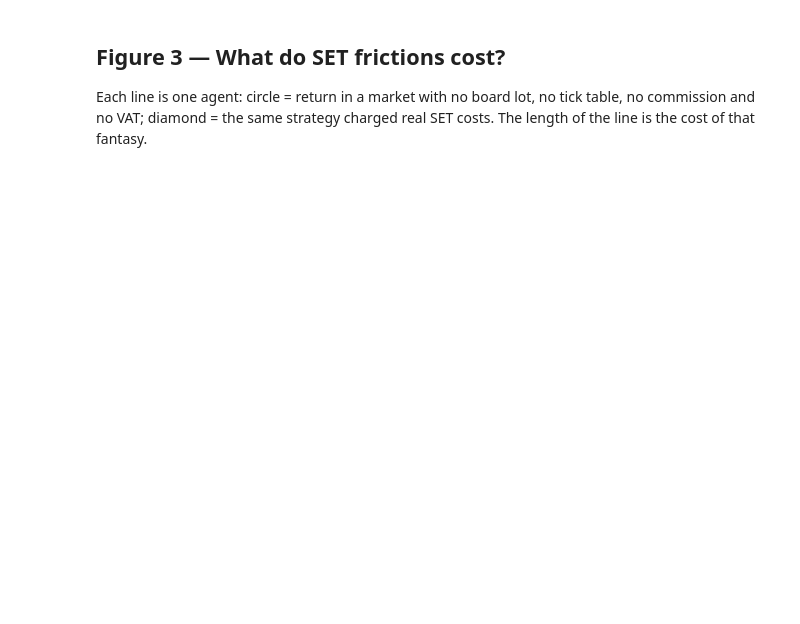
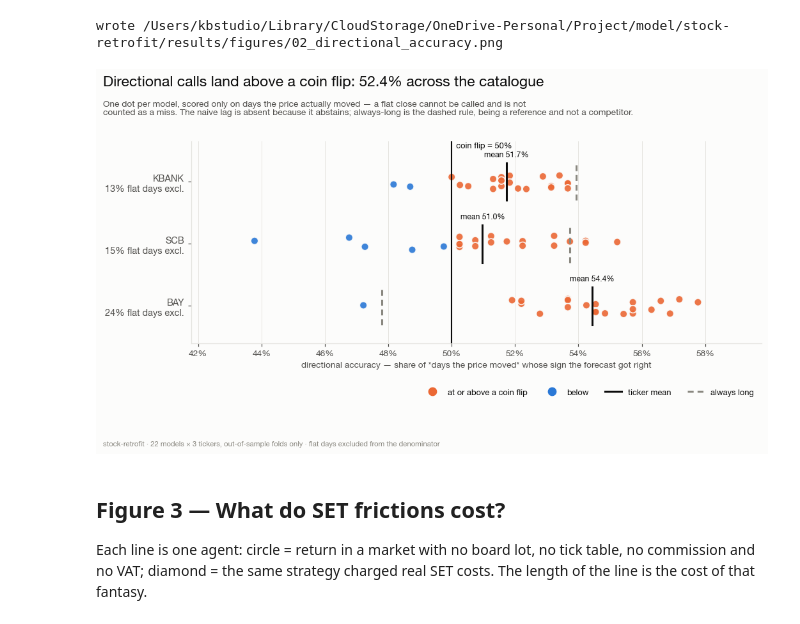
Before and after one commit to k-b-studio/stock-retrofit, a Jupyter notebook: notebooks/07_figures.ipynb, the cells around one changed output. Drawn from its saved outputs; the diff is of its cells as text; code cells hidden in the pictures; blank space fills up the shorter version.

```diff
--- a/notebooks/07_figures.ipynb
+++ b/notebooks/07_figures.ipynb
@@ -157,10 +192,15 @@ than zero.
 # %%
-rows = []
+rows, references, flat = [], {}, {}
 for symbol in SYMBOLS:
     d = load("evaluate", symbol)
     if d is None:
         continue
-    d = d[~d["model"].str.contains("naive_lag")].dropna(subset=["dir_acc"])
+    if "flat_share" in d:
+        flat[symbol] = float(d["flat_share"].dropna().iloc[0])
+    ref = d[d["model"].str.contains("always_long")].dropna(subset=["dir_acc"])
+    if len(ref):
+        references[symbol] = float(ref["dir_acc"].iloc[0])
+    d = d[~d["model"].str.contains("naive_lag|always_long")].dropna(subset=["dir_acc"])
     for _, r in d.iterrows():
         rows.append({"symbol": symbol, "model": short(r["model"]), "acc": r["dir_acc"]})
 if not rows:
@@ -169,8 +209,8 @@ df = pd.DataFrame(rows)
 
 fig, ax = plt.subplots(figsize=(9.6, 5.4))
 # Reverse the list rather than inverting the axis: with y=0 at the bottom
-# this puts KBANK on top (matching every other figure) while the "+0.37"
-# label offsets still render *above* their rules.
+# this puts KBANK on top (matching every other figure) while the label
+# offsets still render *above* their rules.
 order = SYMBOLS[::-1]
 rng = np.random.default_rng(0)
 
@@ -182,49 +222,61 @@ for i, symbol in enumerate(order):
                s=58, color=[ORANGE if a else BLUE for a in above],
                edgecolor=SURFACE, linewidth=1.1, zorder=3, alpha=0.9)
     mean = sub["acc"].mean()
     ax.plot([mean, mean], [i - 0.3, i + 0.3], color=INK, lw=2.0, zorder=4)
     ax.text(mean, i + 0.37, f"mean {mean:.1%}", ha="center", va="bottom",
             fontsize=8, color=INK, fontweight="600")
+    # The always-long reference: what you get from never forming a view.
+    if symbol in references:
+        ax.plot([references[symbol]] * 2, [i - 0.3, i + 0.3], color=MUTED, lw=2.0,
+                ls=(0, (3, 2)), zorder=4)
 
 ax.axvline(0.5, color=INK, lw=1.4, zorder=5)
 ax.text(0.5, len(order) - 0.42, "  coin flip = 50%", ha="left", va="center",
         fontsize=8.4, color=INK, fontweight="600")
-ax.axvspan(0.5, 0.55, color=ORANGE, alpha=0.06, zorder=0)
 
 ax.set_yticks(range(len(order)))
-ax.set_yticklabels(order, fontsize=10)
+labels = [f"{s}\n{flat[s]:.0%} flat days excl." if s in flat else s for s in order]
+ax.set_yticklabels(labels, fontsize=9.5)
 ax.set_ylim(-0.6, len(order) - 0.35)
-ax.set_xlim(0.315, 0.55)
+lo = min(df["acc"].min(), min(references.values(), default=0.5)) - 0.02
+hi = max(df["acc"].max(), max(references.values(), default=0.5)) + 0.02
+ax.set_xlim(min(lo, 0.47), max(hi, 0.53))
 ax.xaxis.set_major_formatter(mpl.ticker.PercentFormatter(1.0, decimals=0))
-ax.set_xlabel("directional accuracy — share of days the sign of the forecast was right")
+ax.set_xlabel("directional accuracy — share of *days the price moved* whose sign the forecast got right")
 ax.grid(axis="y", visible=False)
 ax.set_axisbelow(True)
 
 handles = [
-    Line2D([], [], marker="o", ls="", color=BLUE, markersize=8, label="below a coin flip"),
-    # Kept in the legend though it has no members: it documents the encoding,
-    # and "(none)" is the finding rather than an omission.
-    Line2D([], [], marker="o", ls="", color=ORANGE, markersize=8,
-           label="at or above  (none)"),
+    Line2D([], [], marker="o", ls="", color=ORANGE, markersize=8, label="at or above a coin flip"),
+    Line2D([], [], marker="o", ls="", color=BLUE, markersize=8, label="below"),
     Line2D([], [], color=INK, lw=2, label="ticker mean"),
+    Line2D([], [], color=MUTED, lw=2, ls=(0, (3, 2)), label="always long"),
 ]
-ax.legend(handles=handles, loc="lower right", fontsize=8.4, ncol=3,
+ax.legend(handles=handles, loc="lower right", fontsize=8.4, ncol=4,
           bbox_to_anchor=(1.0, -0.30))
 
-fig.suptitle("The forecasts call direction worse than chance",
+# Title from the data rather than from an expectation. The previous revision
+# hardcoded 'worse than chance' — which was an artifact of scoring flat days.
+overall = df["acc"].mean()
+verdict = ("about a coin flip" if abs(overall - 0.5) < 0.02
+           else ("above a coin flip" if overall > 0.5 else "below a coin flip"))
+fig.suptitle(f"Directional calls land {verdict}: {overall:.1%} across the catalogue",
              x=0.011, ha="left", fontsize=15, fontweight="700", y=0.99)
 fig.text(0.011, 0.925,
-         "One dot per model. A model trained to minimise squared error on a near-random-walk "
-         "return series has no reason to\ncall direction well — and does not. The naive lag is "
-         "absent because it abstains: it never makes a directional call.",
+         "One dot per model, scored only on days the price actually moved — a flat close "
+         "cannot be called and is not\ncounted as a miss. The naive lag is absent because it "
+         "abstains; always-long is the dashed rule, being a reference and not a competitor.",
          ha="left", va="top", fontsize=9, color=INK_2)
 fig.tight_layout(rect=[0, 0.04, 1, 0.90])
-caption(fig, "stock-retrofit · 22 models × 3 tickers, out-of-sample folds only")
+caption(fig, "stock-retrofit · 22 models × 3 tickers, out-of-sample folds only · "
+             "flat days excluded from the denominator")
 
 out = FIGURES / "02_directional_accuracy.png"
 fig.savefig(out, bbox_inches="tight")
-fig.savefig(out, bbox_inches="tight")
 print("wrote", out)
+# %% [output]
+wrote /Users/kbstudio/Library/CloudStorage/OneDrive-Personal/Project/model/stock-retrofit/results/figures/02_directional_accuracy.png
+[figure, added]
 # %% [markdown]
 ## Figure 3 — What do SET frictions cost?
 
```
Also changed, not shown: parts of 8 cells of this notebook, 28 other files.
